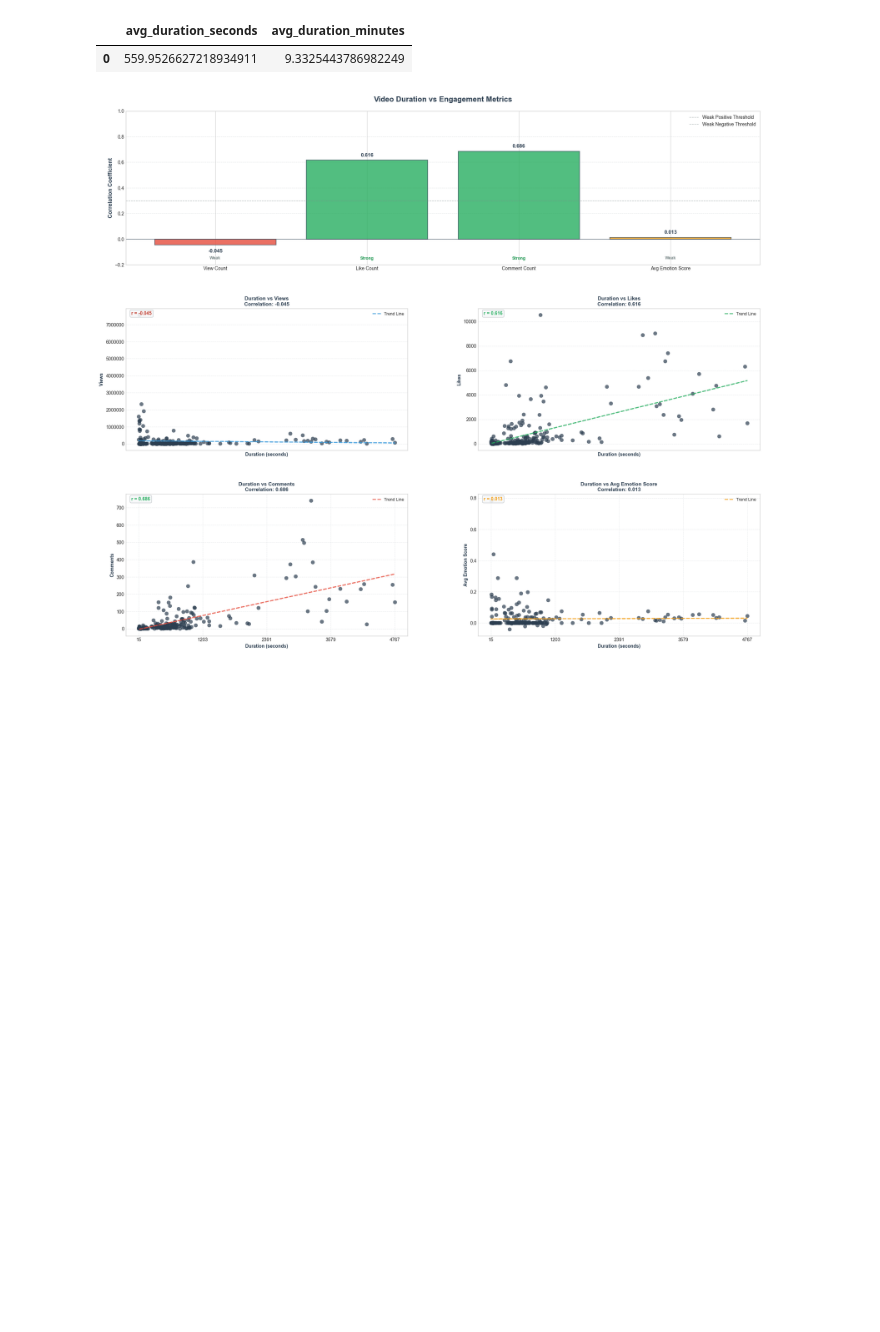
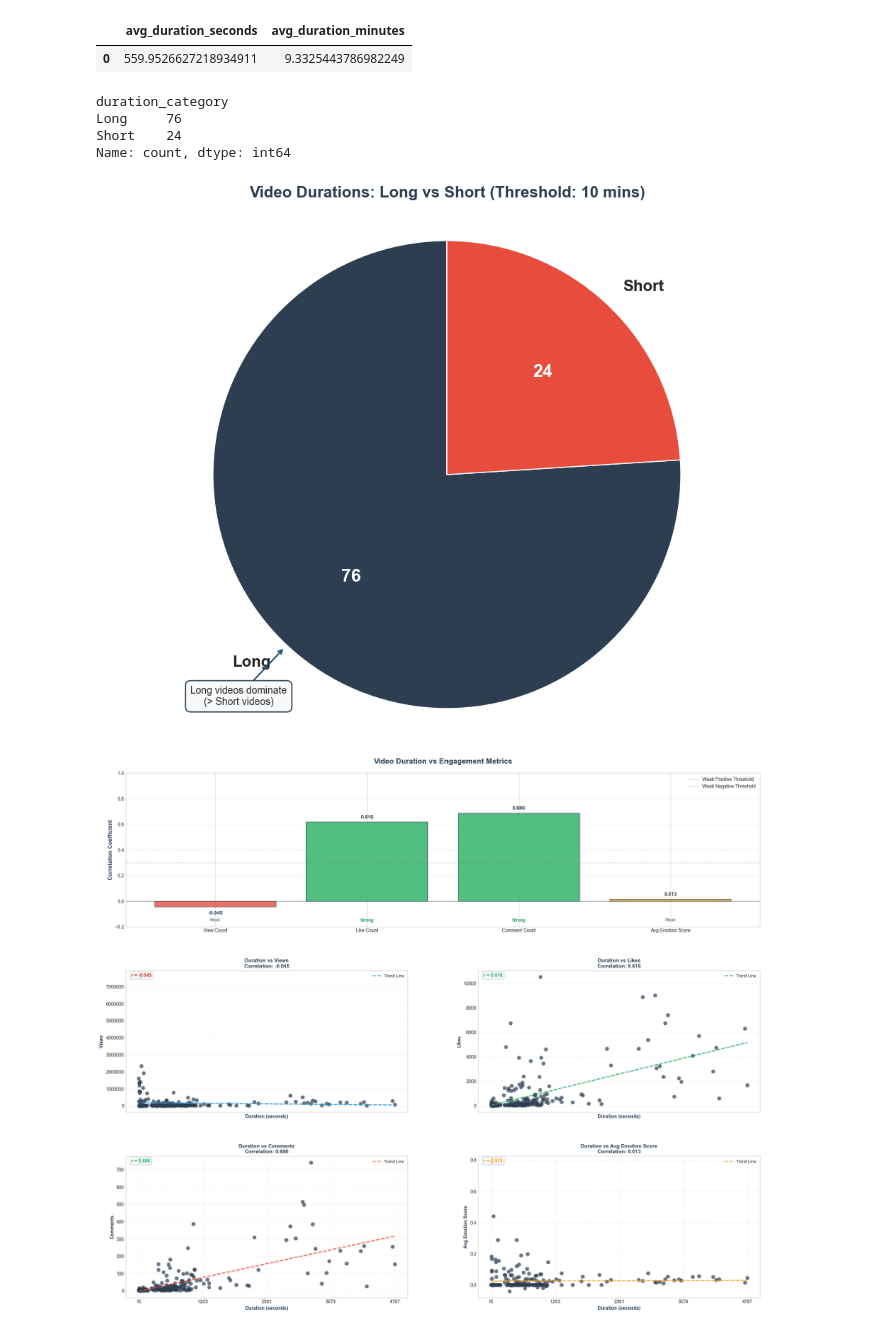
Before and after one commit to kevinlch421/Bowtie-YouTube-Channel-Performance-Report, a Jupyter notebook: report/exploration.ipynb, the cells around one changed output. Saved outputs shown, nothing was run; the diff lists cells and outputs as text; code cells hidden in the pictures; blank space fills up the shorter version.

```diff
--- a/report/exploration.ipynb
+++ b/report/exploration.ipynb
@@ -651,6 +651,81 @@ display(df.round(2))
 # %% [output]
 |  | avg_duration_seconds | avg_duration_minutes |
 | 0 | 559.9526627218934911 | 9.3325443786982249 |
+# %%
+# Query (using dummy data)
+data = {'duration': [601] * 76 + [300] * 24}  # Dummy durations in seconds
+df_videos = pd.DataFrame(data)
+
+# Categorize durations (threshold: 10 mins = 600 seconds)
+df_videos['duration_category'] = df_videos['duration'].apply(lambda x: 'Long' if x > 600 else 'Short')
+
+# Count the categories
+counts = df_videos['duration_category'].value_counts()
+
+# Custom autopct function to show absolute counts
+def make_autopct(counts):
+    def my_autopct(pct):
+        return f'{int(round(pct / 100. * sum(counts)))}'
+    return my_autopct
+
+# Create figure with professional styling
+fig, ax = plt.subplots(figsize=(10, 8))
+
+# Plot pie chart with custom colors
+colors = ['#2C3E50', '#E74C3C']  # Professional blue for Long, red for Short
+wedges, texts, autotexts = ax.pie(counts.values, labels=counts.index, colors=colors,
+                                  autopct=make_autopct(counts.values), startangle=90)
+
+# Set the color and larger size of the numbers inside the pie to white
+for autotext in autotexts:
+    autotext.set_color('white')
+    autotext.set_fontweight('bold')
+    autotext.set_fontsize(18)  # Increased size for numbers (76, 24)
+
+# Set larger size for labels 'Long' and 'Short'
+for text in texts:
+    text.set_fontsize(16)  # Increased size for labels
+    text.set_fontweight('bold')
+
+# Professional annotation style parameters
+ANNOTATION_STYLE = {
+    'fontsize': 10,
+    'ha': 'center',
+    'va': 'center',
+    'bbox': dict(boxstyle="round,pad=0.5", fc="#F8F9FA", ec="#2C3E50", lw=1.2, alpha=0.95),
+    'arrowprops': dict(arrowstyle="->", color='#1B4F72', lw=1.5, shrinkA=0, shrinkB=5)
+}
+
+# Add annotation outside the pie, pointing to the Long slice
+# Assuming 'Long' is the first category (index 0)
+long_wedge = wedges[0]
+angle = (long_wedge.theta1 + long_wedge.theta2) / 2
+rad = np.radians(angle)
+xy = (np.cos(rad), np.sin(rad))  # Position on the pie edge
+xytext = (1.3 * xy[0], 1.3 * xy[1])  # Outside position
+
+ax.annotate('Long videos dominate\n(> Short videos)', xy=xy, xytext=xytext,
+            **ANNOTATION_STYLE)
+
+# Title with professional styling
+ax.set_title('Video Durations: Long vs Short (Threshold: 10 mins)',
+             fontsize=16, pad=20, fontweight='bold', color='#2C3E50')
+ax.axis('equal')  # Equal aspect ratio ensures pie is circular
+
+plt.grid(False)  # Disable grid lines
+plt.tight_layout()
+plt.savefig('visualization/duration_pie_chart.png', dpi=300, bbox_inches='tight')
+
+# Optional: Print counts for reference
+print(counts)
+
+plt.show()
+# %% [output]
+duration_category
+Long     76
+Short    24
+Name: count, dtype: int64
+[figure, added]
 # %%
 # Query
 query_videos = """
```
Also changed, not shown: 5 other files.
